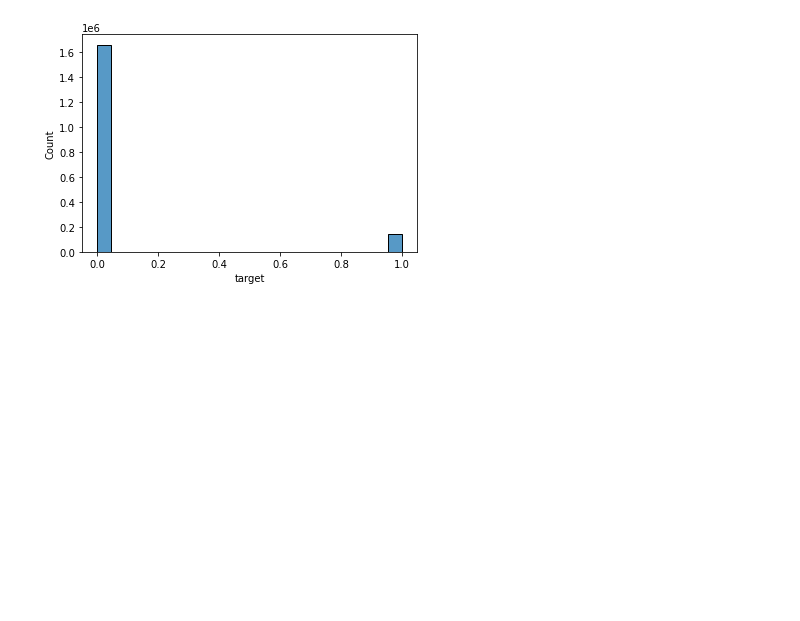
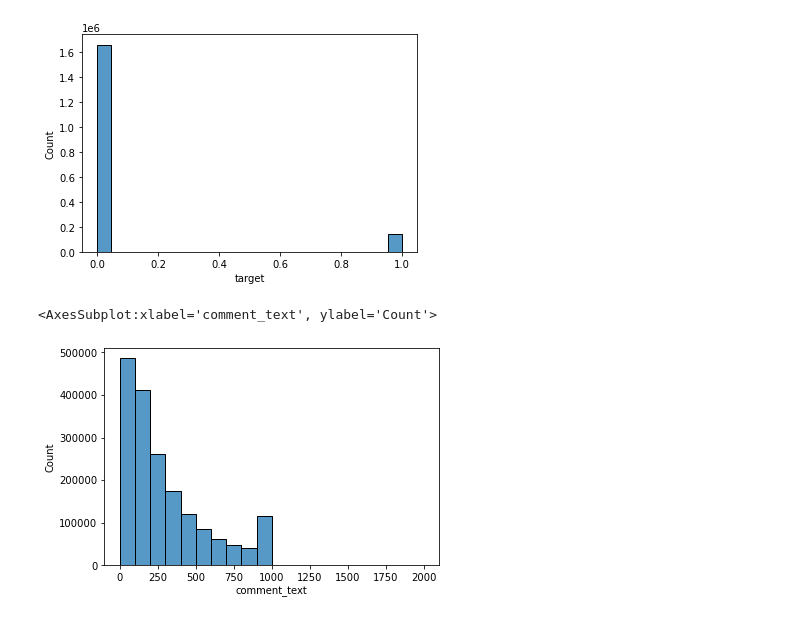
Before and after one commit to mbravo10/machine-learning-showcase, a Jupyter notebook: notebooks/Toxic_Comment_Classifier.ipynb, the cells around one changed output. Drawn from its saved outputs; the diff is of its cells as text; code cells hidden in the pictures; blank space fills up the shorter version.

```diff
--- a/notebooks/Toxic_Comment_Classifier.ipynb
+++ b/notebooks/Toxic_Comment_Classifier.ipynb
@@ -47,3 +60,9 @@ sns.histplot(data=train_data, x="target")
 # %% [output]
 <AxesSubplot:xlabel='target', ylabel='Count'>
 [figure]
+# %%
+# Show a graph of text length
+sns.histplot(data=train_data, x=train_data.comment_text.str.len(), binwidth=100)
+# %% [output]
+<AxesSubplot:xlabel='comment_text', ylabel='Count'>
+[figure, added]
```
Also changed, not shown: parts of 9 cells of this notebook.
